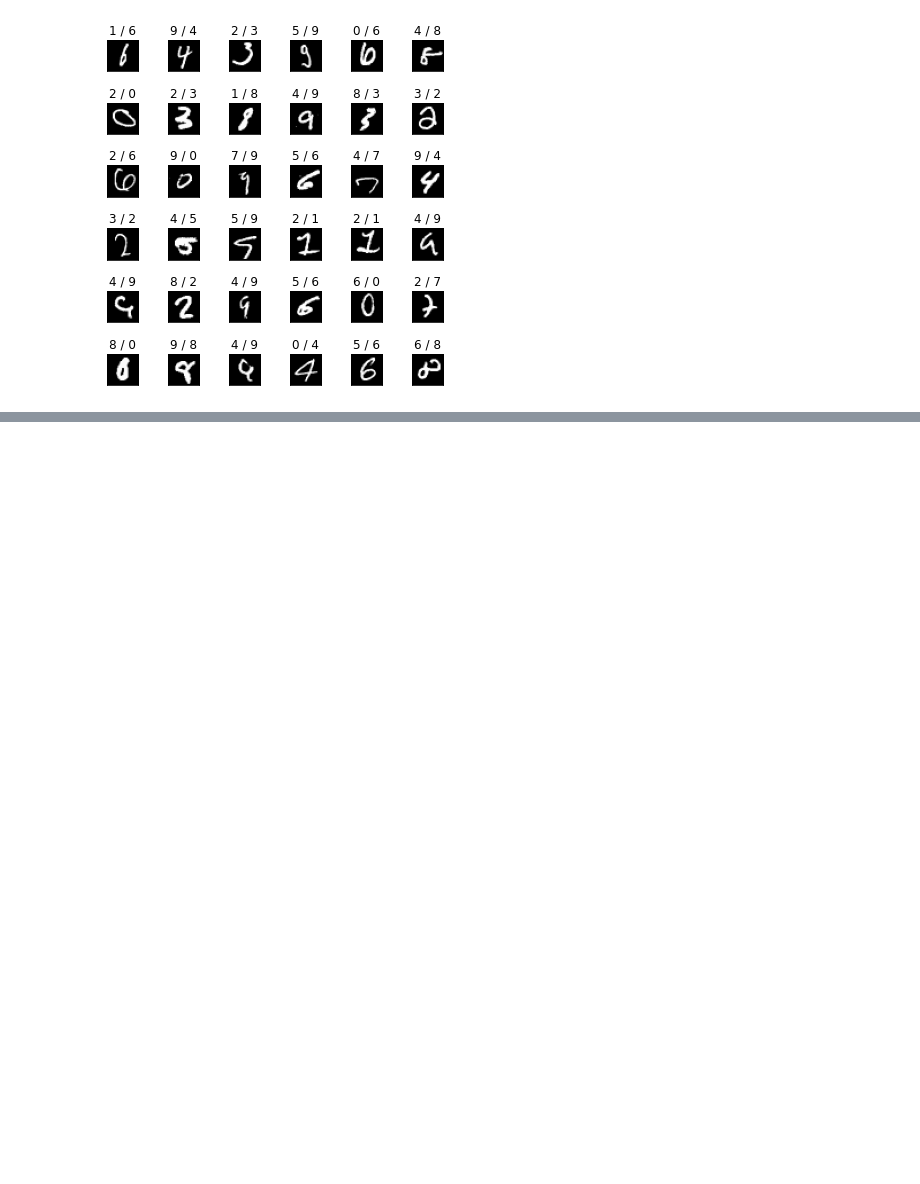
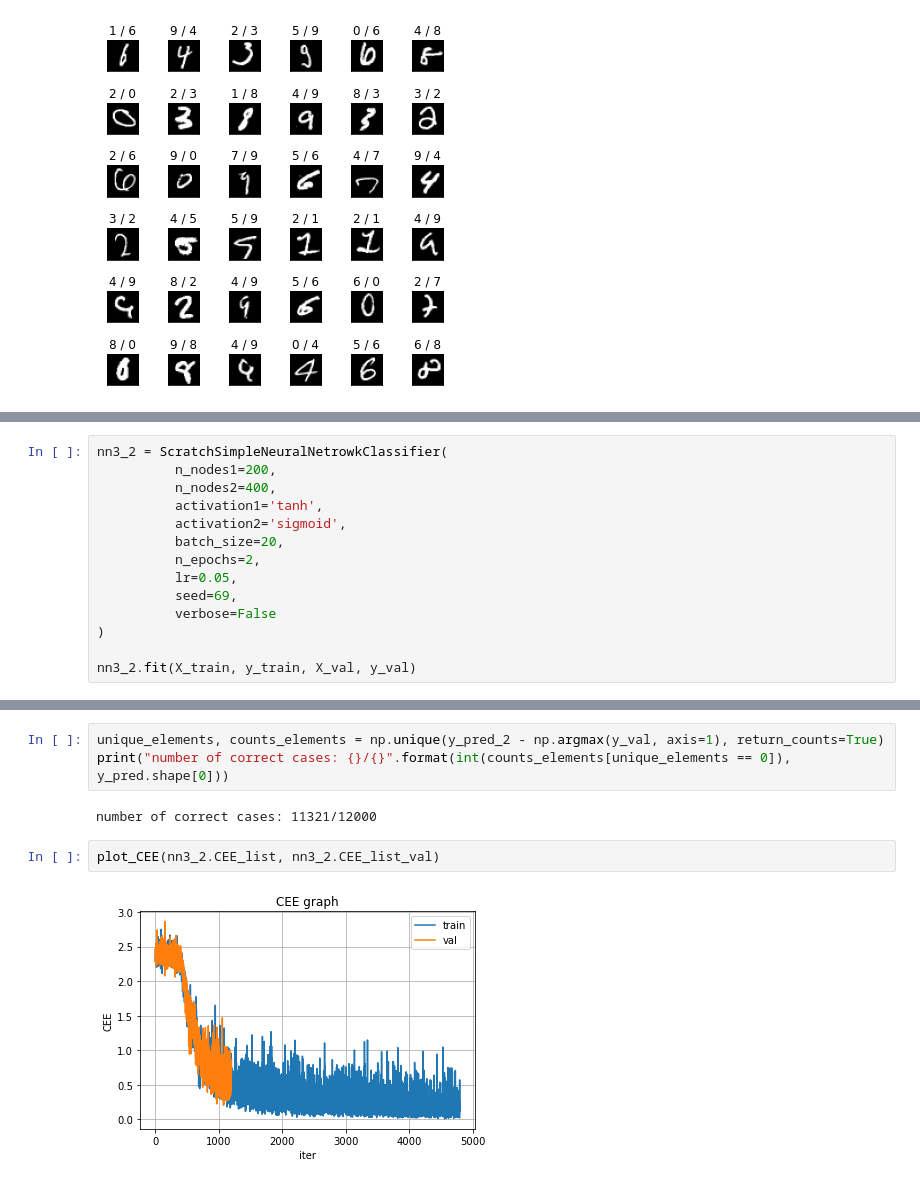
Before and after one commit to goriummaximum/diveintocode-ml, a Jupyter notebook: Sprints/sprint9-NN/nn.ipynb, the cells around one changed output, grey strips where cells are left out. Drawn from its saved outputs; the diff is of its cells as text; blank space fills up the shorter version.

```diff
--- a/Sprints/sprint9-NN/nn.ipynb
+++ b/Sprints/sprint9-NN/nn.ipynb
@@ -419,0 +422,14 @@ draw_fault(y_pred_2, np.argmax(y_val, axis=1))
+# %%
+nn3_2 = ScratchSimpleNeuralNetrowkClassifier(
+          n_nodes1=200,
+          n_nodes2=400,
+          activation1='tanh',
+          activation2='sigmoid',
+          batch_size=20,
+          n_epochs=2,
+          lr=0.05,
+          seed=69,
+          verbose=False
+)
+
+nn3_2.fit(X_train, y_train, X_val, y_val)
@@ -419,0 +448,9 @@ draw_fault(y_pred_2, np.argmax(y_val, axis=1))
+# %%
+unique_elements, counts_elements = np.unique(y_pred_2 - np.argmax(y_val, axis=1), return_counts=True)
+print("number of correct cases: {}/{}".format(int(counts_elements[unique_elements == 0]), y_pred.shape[0]))
+# %% [output]
+number of correct cases: 11321/12000
+# %%
+plot_CEE(nn3_2.CEE_list, nn3_2.CEE_list_val)
+# %% [output]
+[figure, added]
```
Also changed, not shown: parts of 13 cells of this notebook.
